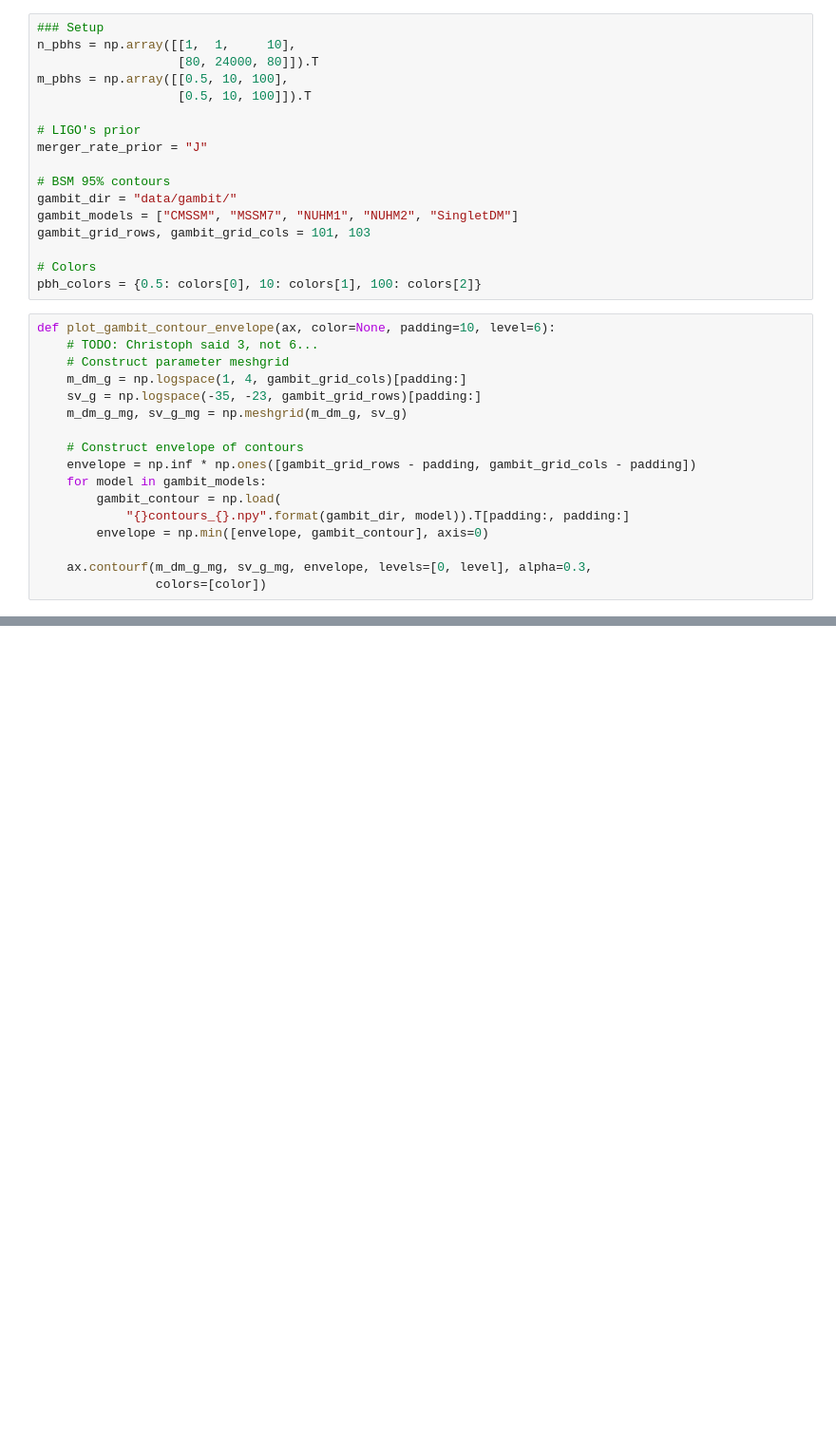
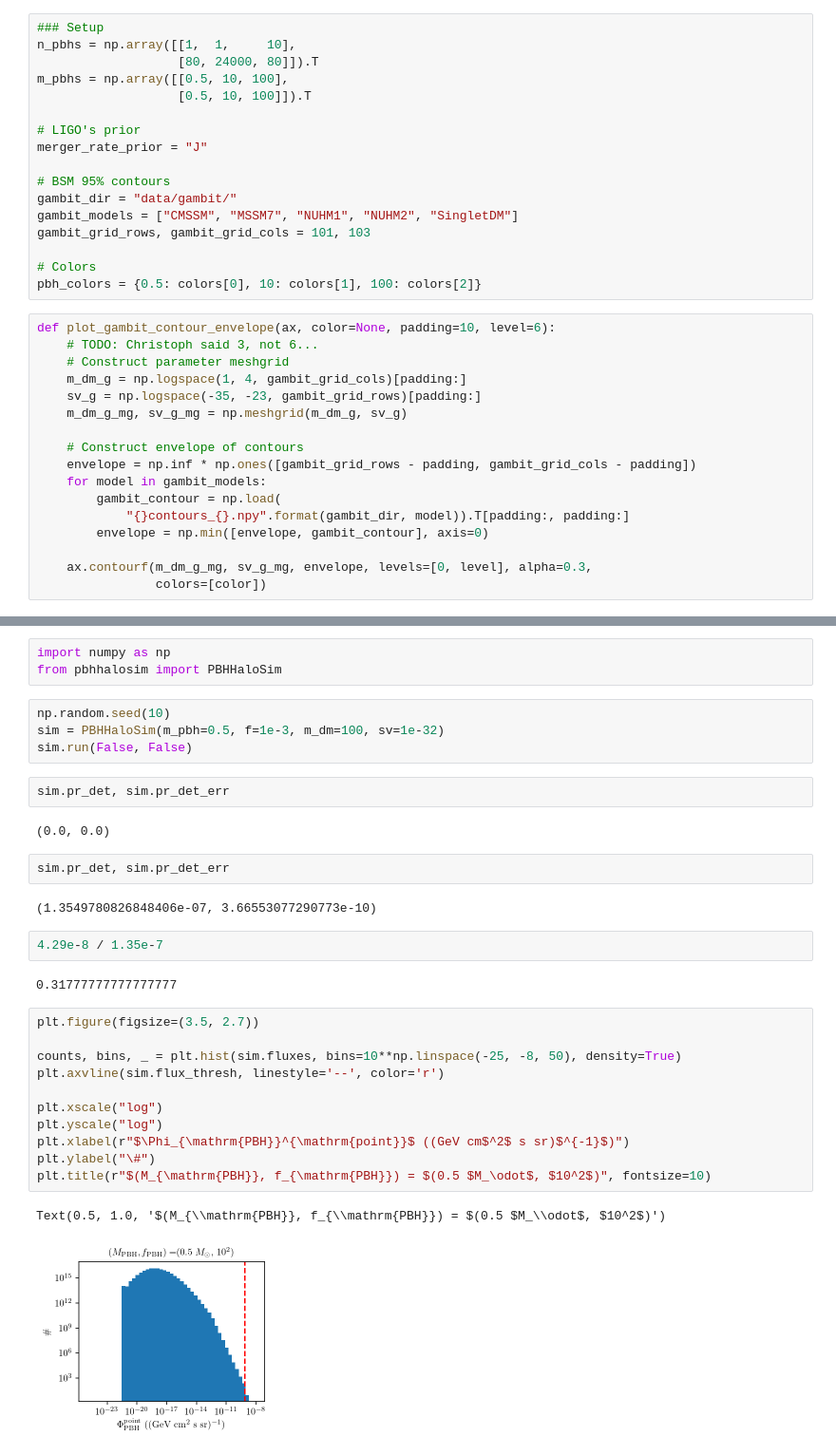
Before and after one commit to adam-coogan/pbhs_vs_wimps, a Jupyter notebook: posterior_sv_analysis_29_mar_2019.ipynb, the cells around one changed output, grey strips where cells are left out. Shown at 95% size. Drawn from its saved outputs; the diff is of its cells as text; blank space fills up the shorter version.

```diff
--- a/posterior_sv_analysis_29_mar_2019.ipynb
+++ b/posterior_sv_analysis_29_mar_2019.ipynb
@@ -130,0 +172,33 @@ fig.savefig("figures/sv_limits.pdf")
+# %%
+import numpy as np
+from pbhhalosim import PBHHaloSim
+# %%
+np.random.seed(10)
+sim = PBHHaloSim(m_pbh=0.5, f=1e-3, m_dm=100, sv=1e-32)
+sim.run(False, False)
+# %%
+sim.pr_det, sim.pr_det_err
+# %% [output]
+(0.0, 0.0)
+# %%
+sim.pr_det, sim.pr_det_err
+# %% [output]
+(1.3549780826848406e-07, 3.66553077290773e-10)
+# %%
+4.29e-8 / 1.35e-7
+# %% [output]
+0.31777777777777777
+# %%
+plt.figure(figsize=(3.5, 2.7))
+
+counts, bins, _ = plt.hist(sim.fluxes, bins=10**np.linspace(-25, -8, 50), density=True)
+plt.axvline(sim.flux_thresh, linestyle='--', color='r')
+
+plt.xscale("log")
+plt.yscale("log")
+plt.xlabel(r"$\Phi_{\mathrm{PBH}}^{\mathrm{point}}$ ((GeV cm$^2$ s sr)$^{-1}$)")
+plt.ylabel("\#")
+plt.title(r"$(M_{\mathrm{PBH}}, f_{\mathrm{PBH}}) = $(0.5 $M_\odot$, $10^2$)", fontsize=10)
+# %% [output]
+Text(0.5, 1.0, '$(M_{\\mathrm{PBH}}, f_{\\mathrm{PBH}}) = $(0.5 $M_\\odot$, $10^2$)')
+[figure, added]
```
Also changed, not shown: parts of 15 cells of this notebook, 5 other files.
